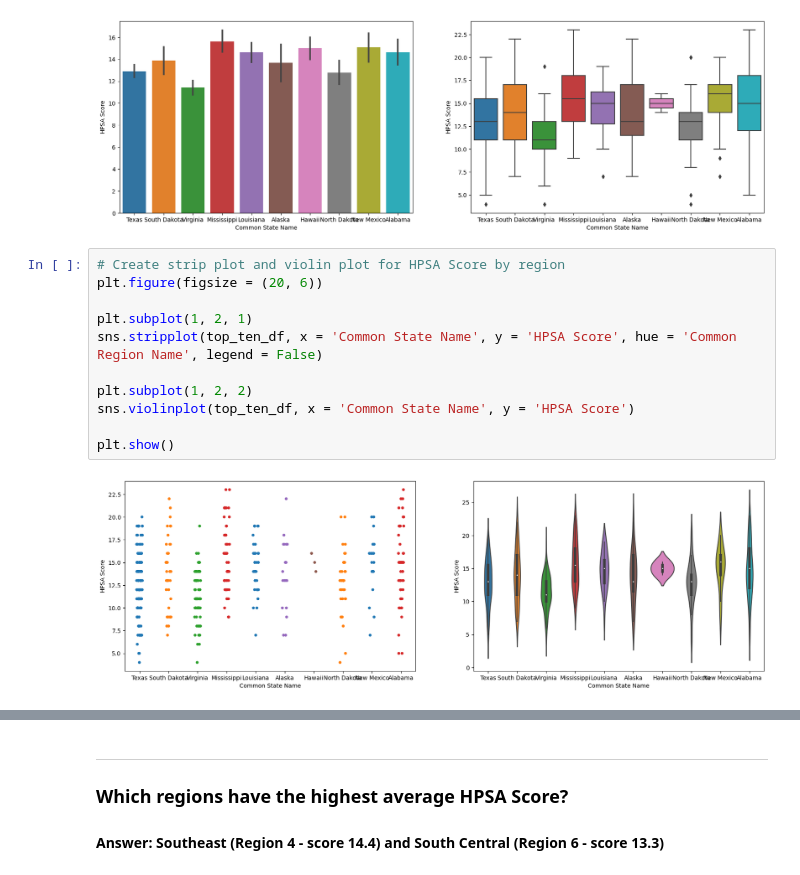
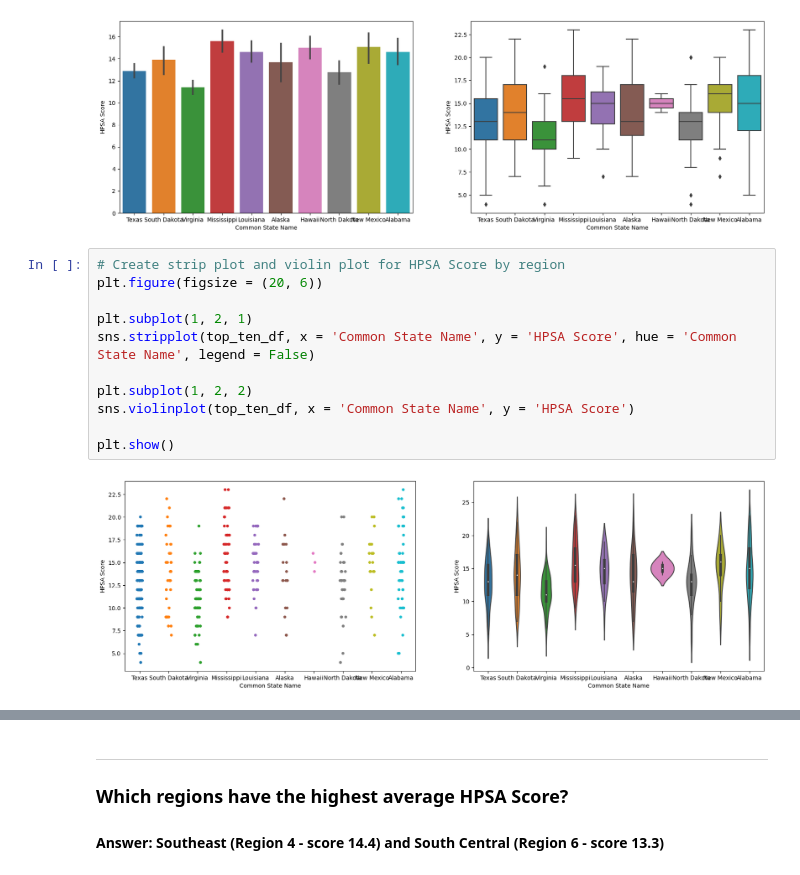
Before and after one commit to valeriemagalong/Healthcare-Shortages, a Jupyter notebook: hpsa_eda.ipynb, the cells around one changed output, grey strips where cells are left out. Drawn from its saved outputs; the diff is of its cells as text.

```diff
--- a/hpsa_eda.ipynb
+++ b/hpsa_eda.ipynb
@@ -172,13 +172,13 @@ plt.show()
 # %%
 # Create strip plot and violin plot for HPSA Score by region
 plt.figure(figsize = (20, 6))
 
 plt.subplot(1, 2, 1)
-sns.stripplot(top_ten_df, x = 'Common State Name', y = 'HPSA Score', hue = 'Common Region Name', legend = False)
+sns.stripplot(top_ten_df, x = 'Common State Name', y = 'HPSA Score', hue = 'Common State Name', legend = False)
 
 plt.subplot(1, 2, 2)
 sns.violinplot(top_ten_df, x = 'Common State Name', y = 'HPSA Score')
 
 plt.show()
 # %% [output]
-[figure, old version]
+[figure, new version]
```
Also changed, not shown: parts of 15 cells of this notebook.
